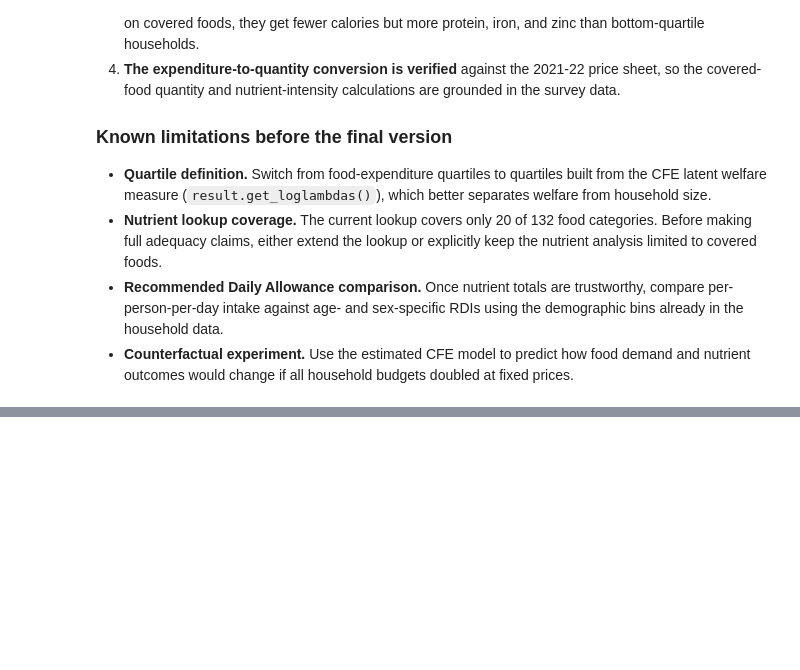
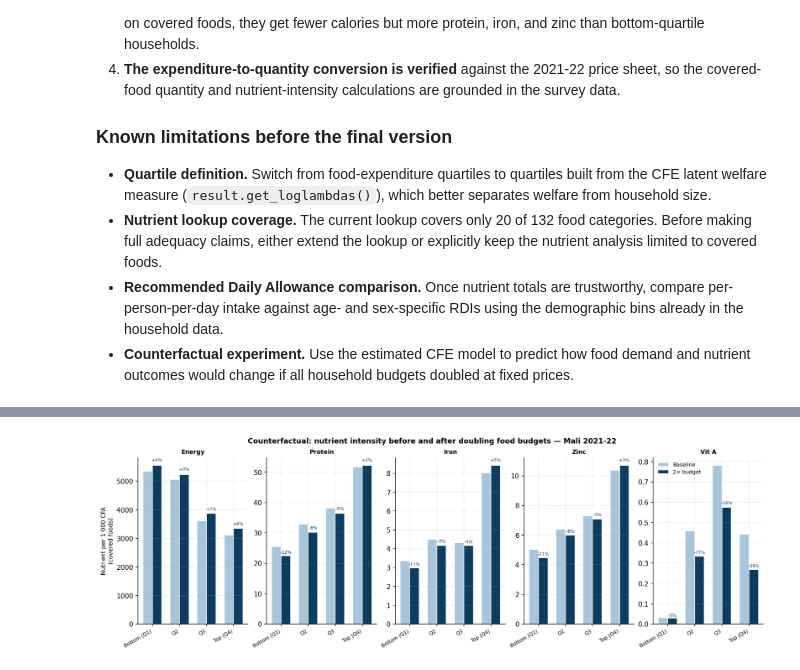
Before and after one commit to marcaina16/EEP-153---Project-3, a Jupyter notebook: Mali_Project3_SpendingQuartiles.ipynb, the cells around one changed output, grey strips where cells are left out. Drawn from its saved outputs; the diff is of its cells as text; code cells hidden in the pictures; blank space fills up the shorter version.

```diff
--- a/Mali_Project3_SpendingQuartiles.ipynb
+++ b/Mali_Project3_SpendingQuartiles.ipynb
@@ -756,0 +921,84 @@ Saved: mali_estimates.pickle
+# %%
+try:
+    beta_cf = result.get_beta()
+except AttributeError:
+    beta_cf = result.beta
+if isinstance(beta_cf, pd.DataFrame):
+    beta_cf = beta_cf.iloc[:, 0].dropna()
+else:
+    beta_cf = pd.Series(beta_cf).dropna()
+
+scale_factors = 2 ** beta_cf
+
+# ── Counterfactual expenditures → quantities → nutrients ─────────────────────
+food_exp_bl = x_wide[foods_in_lookup].fillna(0)
+food_exp_cf = food_exp_bl.copy()
+for food in foods_in_lookup:
+    if food in scale_factors.index:
+        food_exp_cf[food] = food_exp_bl[food] * scale_factors[food]
+
+qty_g_cf = food_exp_cf.div(price_series, axis=1) * 1000
+
+nut_cols_cf = list(RDA.keys())
+hh_nut_cf = pd.DataFrame(index=qty_g_cf.index)
+for nut in nut_cols_cf:
+    total = pd.Series(0.0, index=qty_g_cf.index)
+    for food in foods_in_lookup:
+        try: npg = nutrient_pivot.loc[food, nut]
+        except KeyError: continue
+        total += (qty_g_cf[food] / 100) * npg
+    hh_nut_cf[nut] = total
+
+# ── Intensity: baseline vs counterfactual ────────────────────────────────────
+mfe_cf   = food_exp_cf.sum(axis=1)
+int_cf   = hh_nut_cf.div(mfe_cf.replace(0, np.nan), axis=0) * 1000
+int_cf.columns = [f"{c} per 1000 CFA" for c in int_cf.columns]
+int_cf["spending_quartile"] = spending_quartile.reindex(int_cf.index)
+
+cf_by_q = int_cf.groupby("spending_quartile", observed=False)[int_cf.columns[:-1]].mean().reindex(Q_ORDER)
+bl_by_q = analysis_ckpt.groupby("spending_quartile", observed=False)[intensity_cols].mean().reindex(Q_ORDER)
+bl_by_q.columns = cf_by_q.columns
+
+# ── Plot ──────────────────────────────────────────────────────────────────────
+SHORT_INT = {
+    "Energy (Atwater General Factors) per 1000 CFA": "Energy",
+    "Protein per 1000 CFA": "Protein",
+    "Iron, Fe per 1000 CFA": "Iron",
+    "Zinc, Zn per 1000 CFA": "Zinc",
+    "Vitamin A, RAE per 1000 CFA": "Vit A",
+}
+
+cols   = cf_by_q.columns.tolist()
+xt     = np.arange(len(Q_ORDER))
+width  = 0.35
+
+fig, axes = plt.subplots(1, len(cols), figsize=(14, 4.5), constrained_layout=True)
+
+for ax, col in zip(axes, cols):
+    bv = bl_by_q[col].values
+    cv = cf_by_q[col].values
+    ax.bar(xt - width/2, bv, width, label="Baseline",
+           color="#a8c5da", edgecolor="white")
+    ax.bar(xt + width/2, cv, width, label="2× budget",
+           color="#0d3c5f", edgecolor="white")
+    for xi, (b, c) in enumerate(zip(bv, cv)):
+        if b > 0:
+            pct = (c - b) / b * 100
+            ax.text(xi + width/2, c * 1.02,
+                    f"+{pct:.0f}%" if pct >= 0 else f"{pct:.0f}%",
+                    ha="center", va="bottom", fontsize=6.5, color="#0d3c5f")
+    ax.set_title(SHORT_INT.get(col, col), fontsize=9, fontweight="bold")
+    ax.set_xticks(xt)
+    ax.set_xticklabels(Q_LABELS, rotation=30, ha="right", fontsize=7.5)
+
+axes[0].set_ylabel("Nutrient per 1 000 CFA\n(covered foods)", fontsize=9)
+axes[-1].legend(frameon=False, fontsize=8)
+fig.suptitle(
+    "Counterfactual: nutrient intensity before and after doubling food budgets — Mali 2021-22",
+    fontsize=11, fontweight="bold")
+
+plt.savefig("fig3_counterfactual.png", dpi=150, bbox_inches="tight")
+plt.show()
+print("Saved: fig3_counterfactual.png")
+# %% [output]
+[figure, added]
```
Also changed, not shown: parts of 12 cells of this notebook, 3 other files.
